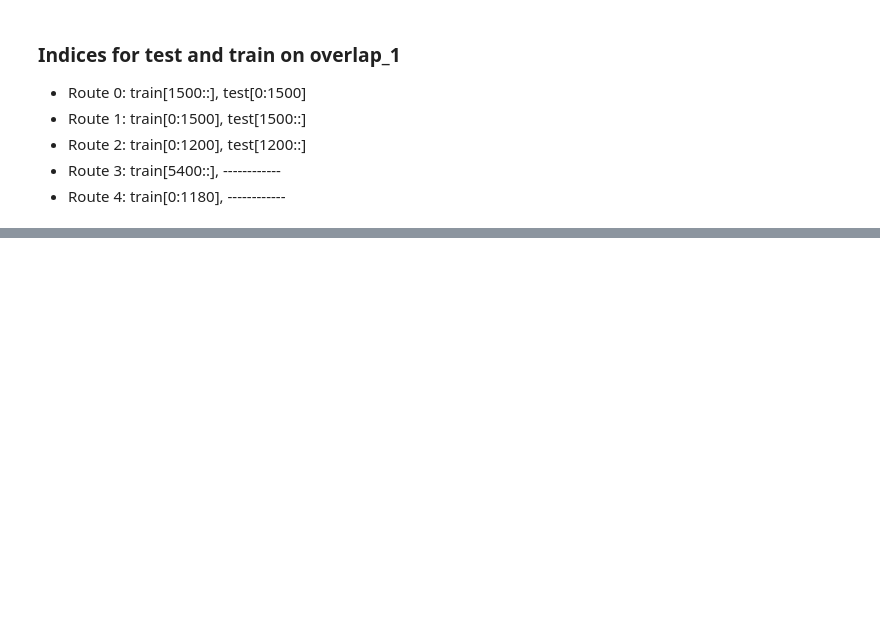
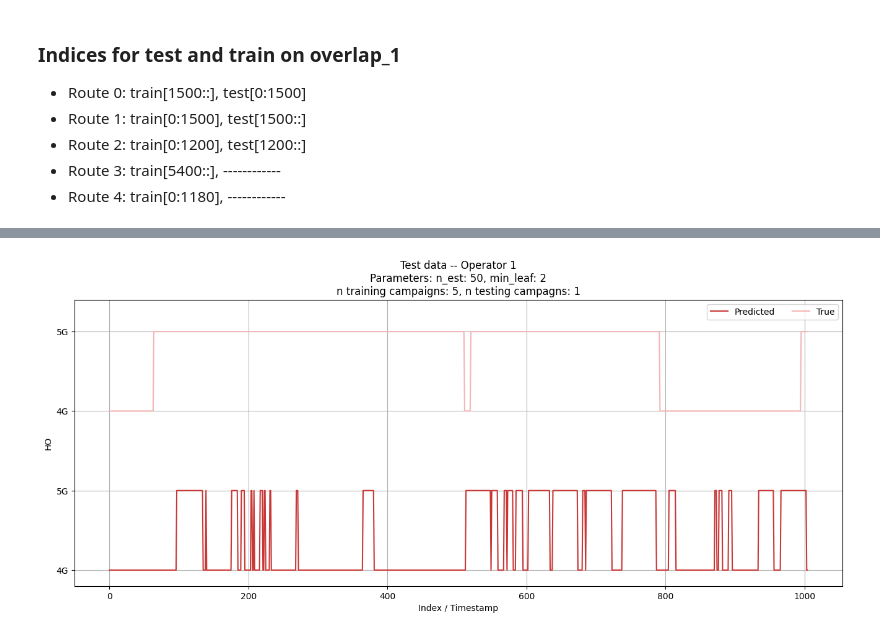
Before and after one commit to ihneskarbovik/master, a Jupyter notebook: test19_op1.ipynb, the cells around one changed output, grey strips where cells are left out. Cells and saved outputs as stored; diff of their text form; code cells hidden in the pictures; blank space fills up the shorter version.

```diff
--- a/test19_op1.ipynb
+++ b/test19_op1.ipynb
@@ -146,6 +146,15 @@ n_second_units = 10
 # Random Forest
 n_estimators = 100
 max_depth = 10
+# %%
+feature_selection = [#['RSRP'], ['SINR'], ['RSRQ'],
+                    #  ['RSRP', 'SINR'], ['RSRP', 'RSRQ'], ['SINR', 'RSRQ'],
+                     ['RSRP', 'SINR', 'RSRQ'],
+                     #['SSS_RSRP'], ['SSS_SINR'], ['SSS_RSRQ'],
+                    #  ['SSS_RSRP', 'SSS_SINR'], ['SSS_RSRP', 'SSS_RSRQ'], ['SSS_SINR', 'SSS_RSRQ'],
+                     ['SSS_RSRP', 'SSS_SINR', 'SSS_RSRQ'],
+                     ['RSRP', 'SSS_RSRP'], ['SINR', 'SSS_SINR'], ['RSRQ', 'SSS_RSRQ'],
+                     ['RSRP', 'SINR', 'RSRQ', 'SSS_RSRP', 'SSS_SINR', 'SSS_RSRQ']]
 # %%
 overlap_1 = ['Ping_UNIDATA_4G5G_TIM_Driving_Viale_Marconi_Test_2_No_Flight_Mode',
              'Ping_UNIDATA_4G5G_TIM_Driving_Viale_Marconi',
@@ -242,0 +254,20 @@ fig.show()
+# %%
+est_try = [5, 10, 20, 50, 80, 100, 120, 150, 200, 250, 300]
+min_leaf_size = [1, 2, 5, 7, 9, 12, 15]
+# %%
+rf_results = {}
+feats = feature_selection[-1].copy()
+feats.append('campaign')
+features = feature_selection[-1]
+campaigns = train['campaign'].unique().tolist()
+test_campaigns = test['campaign'].unique().tolist()
+
+for est in est_try:
+    for leaf in min_leaf_size:
+        rf_results[f'n_est: {est}, min_leaf: {leaf}'] = rf(X_train=train[feats], X_test=test[feats], mode_train=train[['Mode', 'campaign']], mode_test=test[['Mode', 'campaign']], campaigns=campaigns, test_campaigns=test_campaigns, n_estimators=est, min_samples_leaf=leaf, features=features)
+
+df_rf_results = pd.DataFrame.from_dict(rf_results, orient='index')
+df_rf_results.reset_index(inplace=True)
+df_rf_results.rename(columns={'index': 'Parameters'}, inplace=True)
+df_rf_results = df_rf_results.drop(['y_true', 'y_pred', 'train_true', 'train_pred', 'model'], axis=1)
+df_rf_results
@@ -242,0 +303,9 @@ fig.show()
+# %%
+selected_rf_comb = 'n_est: 50, min_leaf: 2'
+rf_comb = rf_results[selected_rf_comb]
+rf_pred = rf_comb['y_pred']
+rf_true = rf_comb['y_true'].values
+
+plot_mode(pred=rf_pred, true=rf_true, operator=operator, comb=selected_rf_comb, campaigns=campaigns, test_campaigns=test_campaigns)
+# %% [output]
+[figure, added]
```
Also changed, not shown: parts of 7 cells of this notebook.
